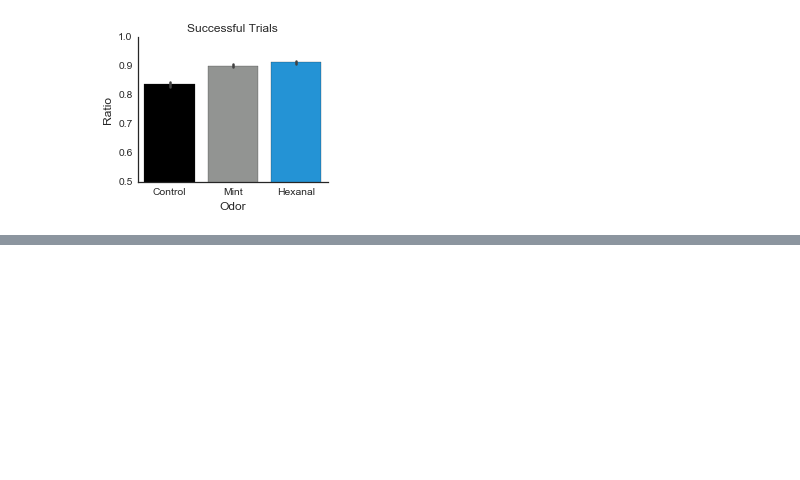
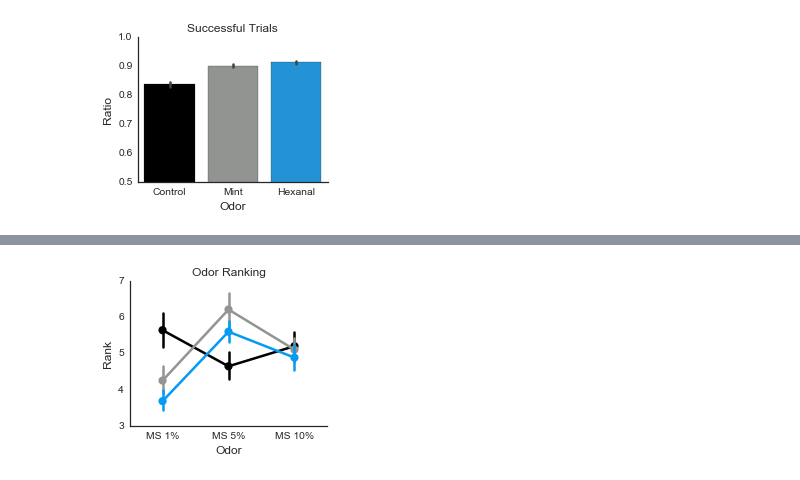
Before and after one commit to liu-annie/CaI, a Jupyter notebook: Paper_Figures.ipynb, the cells around one changed output, grey strips where cells are left out. Drawn from its saved outputs; the diff is of its cells as text; code cells hidden in the pictures; blank space fills up the shorter version.

```diff
--- a/Paper_Figures.ipynb
+++ b/Paper_Figures.ipynb
@@ -644,0 +655,16 @@ hex_conc_r.to_csv('C:\Users\Annie\Desktop\Plasticity\Stats\\Success_hex.csv')
+# %%
+sns.set(style="white", palette="muted", color_codes=True);
+sns.set_context("paper", font_scale=1.3);
+plt.figure(figsize=(3.5,3));
+ax=sns.pointplot(x='Odor',y='Rank',hue='Group',palette=groupcolors,data=rankms)
+ax.legend_.remove()
+sns.despine()
+plt.ylabel('Rank', fontsize=12);
+plt.title('Odor Ranking', fontsize=12);
+plt.xlabel('Odor', fontsize=12);
+plt.ylim(3,7)
+plt.yticks((3,4,5,6,7))
+plt.tight_layout();
+plt.savefig("C:\Users\Annie\Desktop\Plasticity\Figures\\Ranks\\Ranks_MS.pdf")
+# %% [output]
+[figure, added]
```
Also changed, not shown: parts of 17 cells of this notebook.
